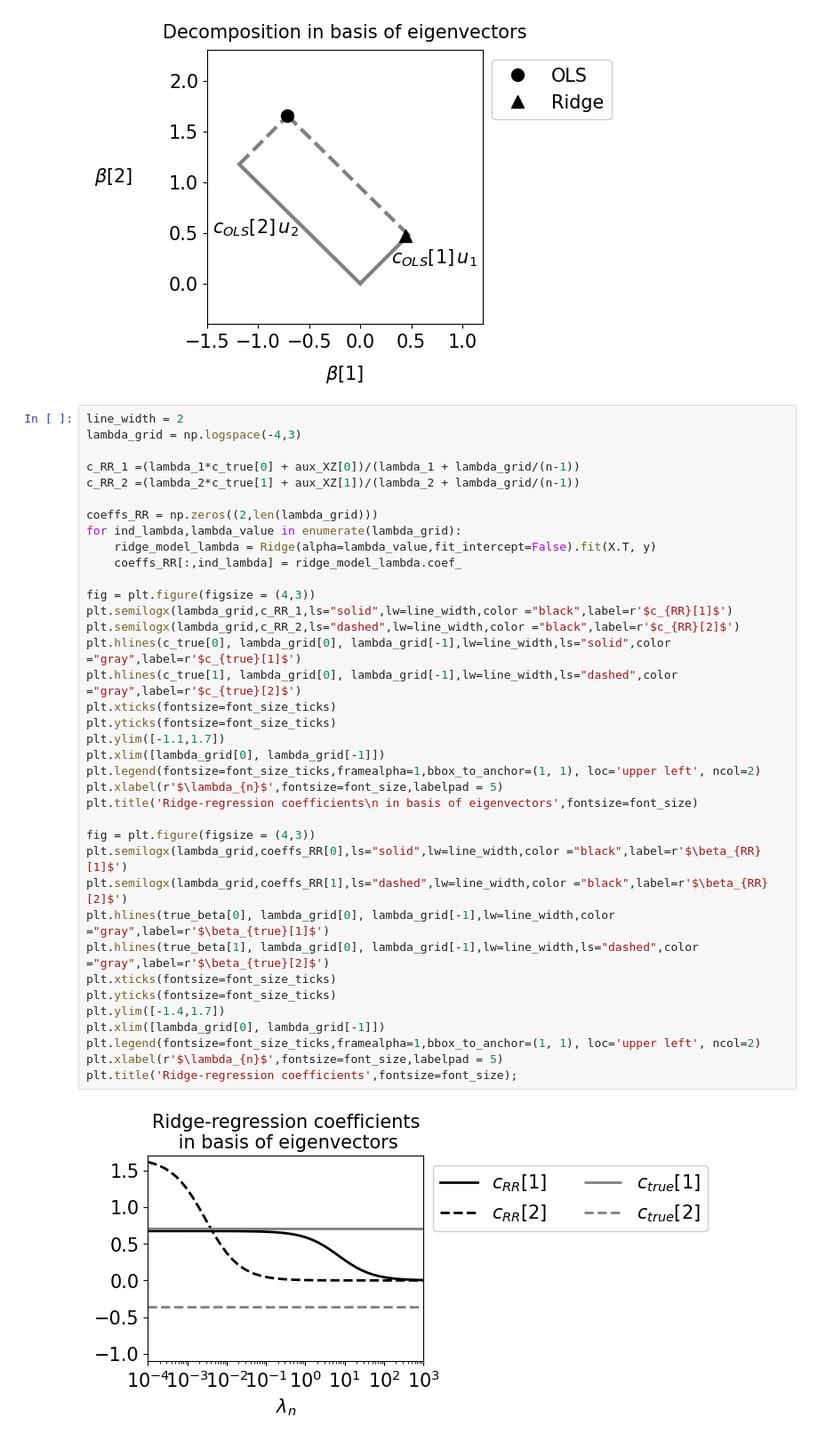
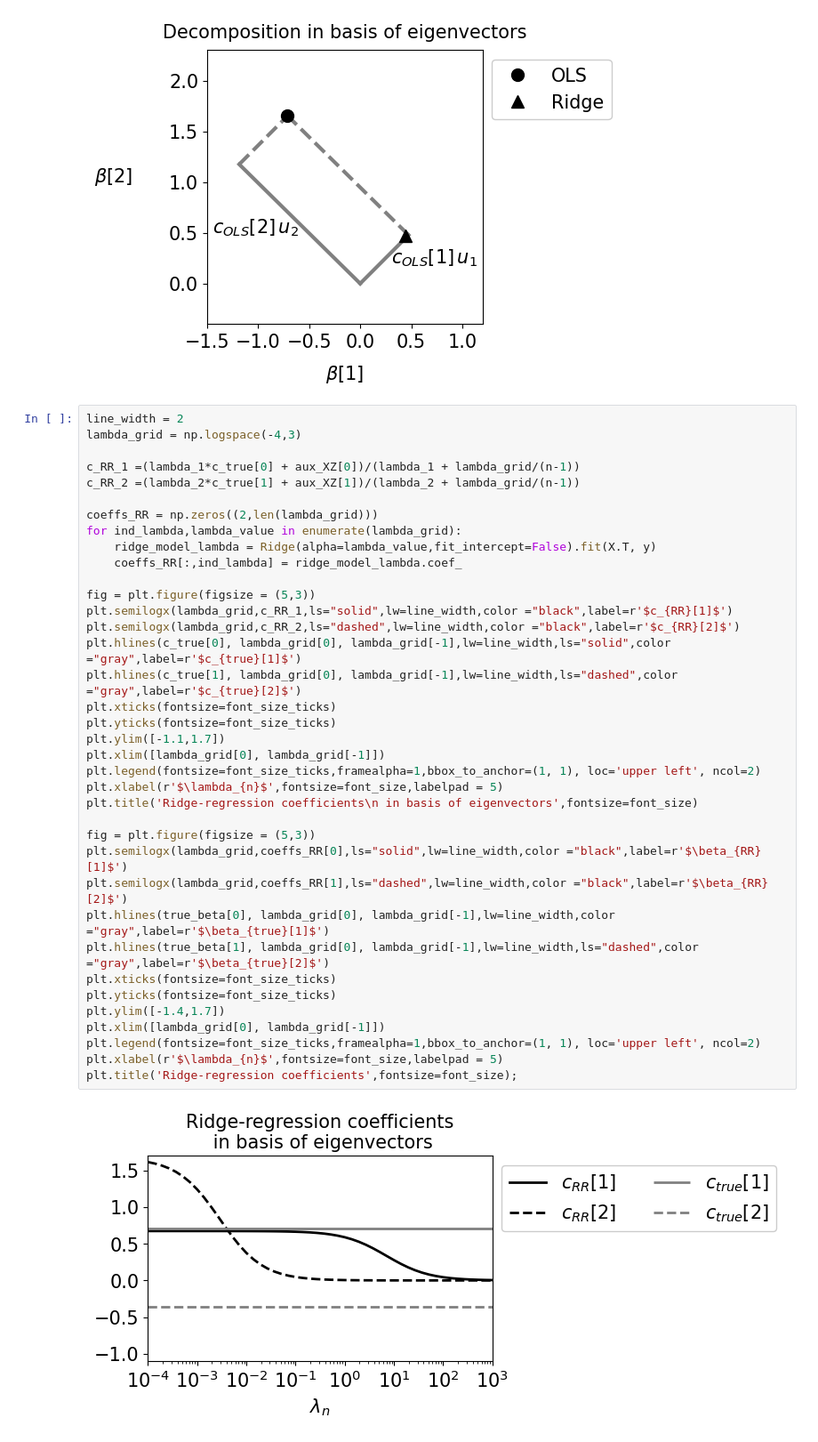
Before and after one commit to cfgranda/ps4ds, a Jupyter notebook: regression_classification/two_features_collinearity.ipynb, the cells around one changed output. Shown at 89% size. Drawn from its saved outputs; the diff is of its cells as text.

```diff
--- a/regression_classification/two_features_collinearity.ipynb
+++ b/regression_classification/two_features_collinearity.ipynb
@@ -263,33 +263,33 @@ c_RR_2 =(lambda_2*c_true[1] + aux_XZ[1])/(lambda_2 + lambda_grid/(n-1))
 
 coeffs_RR = np.zeros((2,len(lambda_grid)))
 for ind_lambda,lambda_value in enumerate(lambda_grid):
     ridge_model_lambda = Ridge(alpha=lambda_value,fit_intercept=False).fit(X.T, y)
     coeffs_RR[:,ind_lambda] = ridge_model_lambda.coef_
 
-fig = plt.figure(figsize = (4,3))
+fig = plt.figure(figsize = (5,3))
 plt.semilogx(lambda_grid,c_RR_1,ls="solid",lw=line_width,color ="black",label=r'$c_{RR}[1]$')
 plt.semilogx(lambda_grid,c_RR_2,ls="dashed",lw=line_width,color ="black",label=r'$c_{RR}[2]$')
 plt.hlines(c_true[0], lambda_grid[0], lambda_grid[-1],lw=line_width,ls="solid",color ="gray",label=r'$c_{true}[1]$')
 plt.hlines(c_true[1], lambda_grid[0], lambda_grid[-1],lw=line_width,ls="dashed",color ="gray",label=r'$c_{true}[2]$')
 plt.xticks(fontsize=font_size_ticks)
 plt.yticks(fontsize=font_size_ticks)
 plt.ylim([-1.1,1.7])
 plt.xlim([lambda_grid[0], lambda_grid[-1]])
 plt.legend(fontsize=font_size_ticks,framealpha=1,bbox_to_anchor=(1, 1), loc='upper left', ncol=2)
 plt.xlabel(r'$\lambda_{n}$',fontsize=font_size,labelpad = 5)
 plt.title('Ridge-regression coefficients\n in basis of eigenvectors',fontsize=font_size)
 
-fig = plt.figure(figsize = (4,3))
+fig = plt.figure(figsize = (5,3))
 plt.semilogx(lambda_grid,coeffs_RR[0],ls="solid",lw=line_width,color ="black",label=r'$\beta_{RR}[1]$')
 plt.semilogx(lambda_grid,coeffs_RR[1],ls="dashed",lw=line_width,color ="black",label=r'$\beta_{RR}[2]$')
 plt.hlines(true_beta[0], lambda_grid[0], lambda_grid[-1],lw=line_width,color ="gray",label=r'$\beta_{true}[1]$')
 plt.hlines(true_beta[1], lambda_grid[0], lambda_grid[-1],lw=line_width,ls="dashed",color ="gray",label=r'$\beta_{true}[2]$')
 plt.xticks(fontsize=font_size_ticks)
 plt.yticks(fontsize=font_size_ticks)
 plt.ylim([-1.4,1.7])
 plt.xlim([lambda_grid[0], lambda_grid[-1]])
 plt.legend(fontsize=font_size_ticks,framealpha=1,bbox_to_anchor=(1, 1), loc='upper left', ncol=2)
 plt.xlabel(r'$\lambda_{n}$',fontsize=font_size,labelpad = 5)
 plt.title('Ridge-regression coefficients',fontsize=font_size);
 # %% [output]
-[figure, old version]
+[figure, new version]
```
Also changed, not shown: parts of 1 cell of this notebook, 8 other files.
